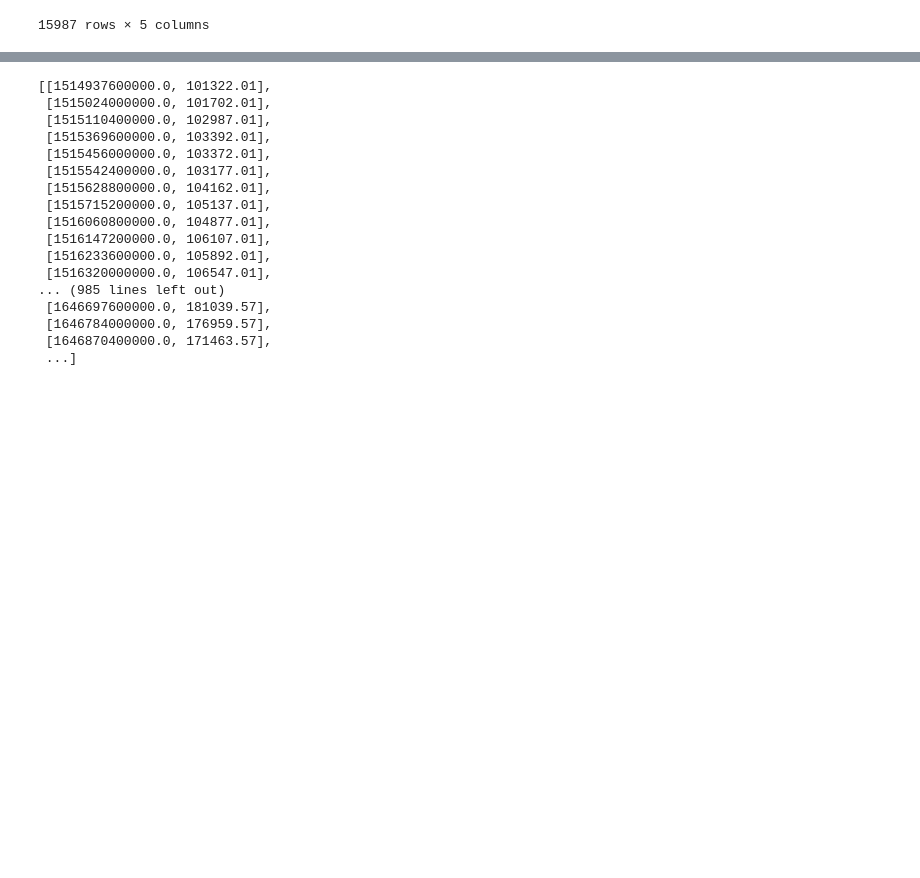
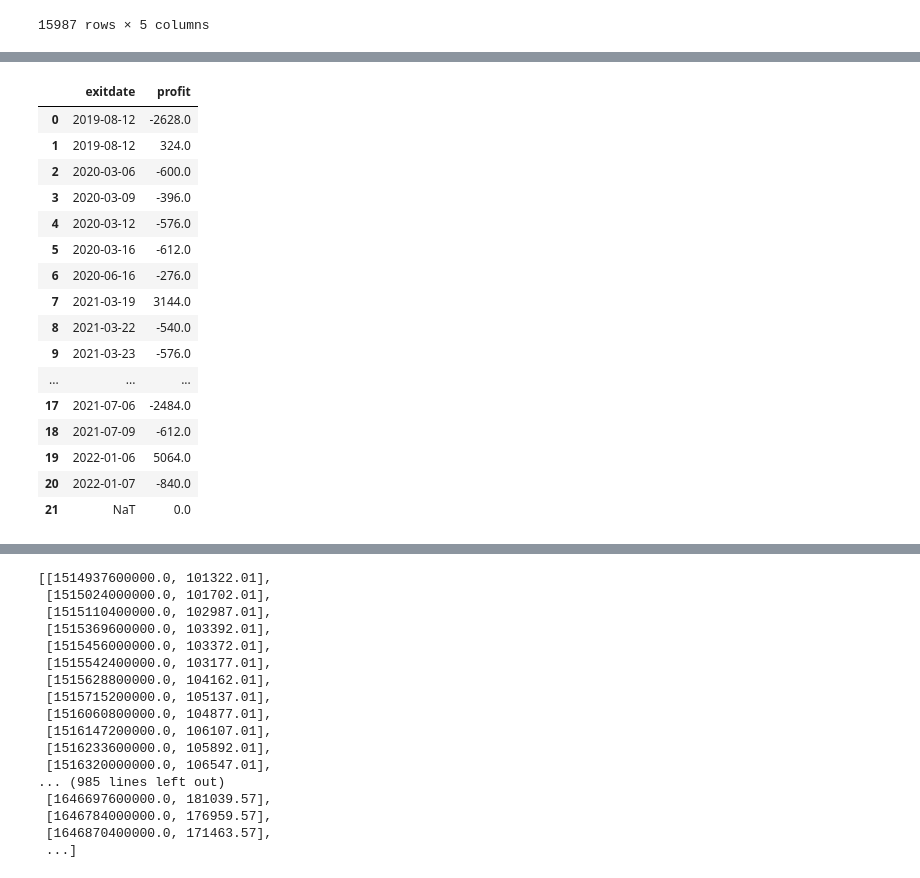
Before and after one commit to zipu/Trading, a Jupyter notebook: backtesting/run.ipynb, the cells around one changed output, grey strips where cells are left out. Cells and saved outputs as stored; diff of their text form; code cells hidden in the pictures; blank space fills up the shorter version.

```diff
--- a/backtesting/run.ipynb
+++ b/backtesting/run.ipynb
@@ -268,0 +301,4 @@ equity['date'] = equity.index.values.astype('int64')/1000000
+# %%
+d = system.trades.log(sector='grain')
+# %%
+d[1]['exitdate'] = d[0]['exitdate']
@@ -268,0 +325,22 @@ equity['date'] = equity.index.values.astype('int64')/1000000
+# %%
+tradelog = pd.DataFrame(d)
+# %%
+tradelog[['exitdate','profit']]
+# %% [output]
+|  | exitdate | profit |
+| 0 | 2019-08-12 | -2628.0 |
+| 1 | 2019-08-12 | 324.0 |
+| 2 | 2020-03-06 | -600.0 |
+| 3 | 2020-03-09 | -396.0 |
+| 4 | 2020-03-12 | -576.0 |
+| 5 | 2020-03-16 | -612.0 |
+| 6 | 2020-06-16 | -276.0 |
+| 7 | 2021-03-19 | 3144.0 |
+| 8 | 2021-03-22 | -540.0 |
+| 9 | 2021-03-23 | -576.0 |
+| ... | ... | ... |
+| 17 | 2021-07-06 | -2484.0 |
+| 18 | 2021-07-09 | -612.0 |
+| 19 | 2022-01-06 | 5064.0 |
+| 20 | 2022-01-07 | -840.0 |
+| 21 | NaT | 0.0 |
```
Also changed, not shown: parts of 15 cells of this notebook, 4 other files.
